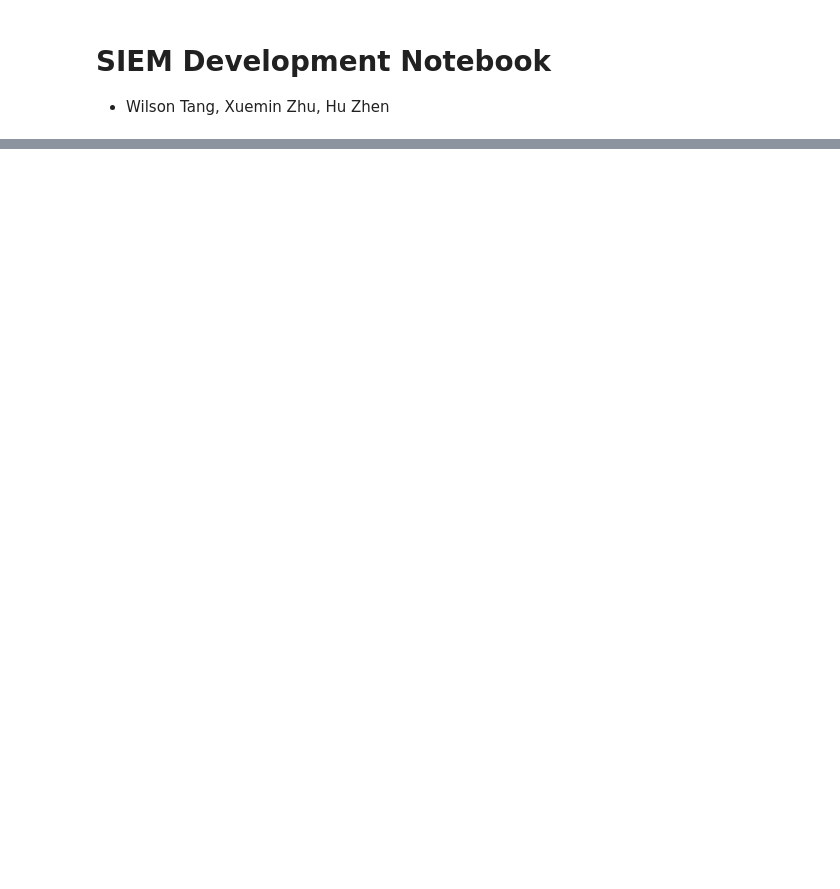
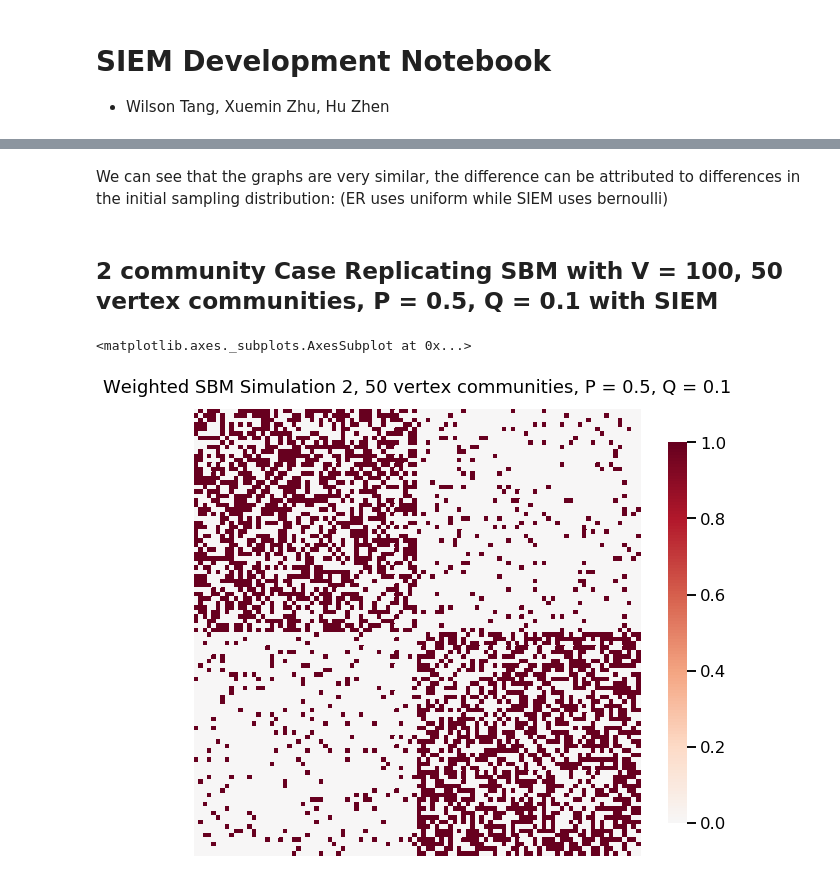
Before and after one commit to ebridge2/graspy, a Jupyter notebook: docs/tutorials/simulations/SIEM_Development_Notebook.ipynb, the cells around one changed output, grey strips where cells are left out. Saved outputs shown, nothing was run; the diff lists cells and outputs as text; code cells hidden in the pictures; blank space fills up the shorter version.

```diff
--- a/docs/tutorials/simulations/SIEM_Development_Notebook.ipynb
+++ b/docs/tutorials/simulations/SIEM_Development_Notebook.ipynb
@@ -225,0 +365,13 @@ array([[3., 3., 3., 3.],
+# %% [markdown]
+We can see that the graphs are very similar, the difference can be attributed to differences in the initial sampling distribution: (ER uses uniform while SIEM uses bernoulli)
+# %% [markdown]
+## 2 community Case Replicating SBM with V = 100, 50 vertex communities, P = 0.5, Q = 0.1 with SIEM
+# %%
+n= [50,50]
+p = [[0.5,0.1],[0.1,0.5]]
+wt = 1
+G2 = sbm(n= n, p=p)
+heatmap(G2,title = 'Weighted SBM Simulation 2, 50 vertex communities, P = 0.5, Q = 0.1')
+# %% [output]
+<matplotlib.axes._subplots.AxesSubplot at 0x...>
+[figure, added]
```
Also changed, not shown: parts of 44 cells of this notebook.
